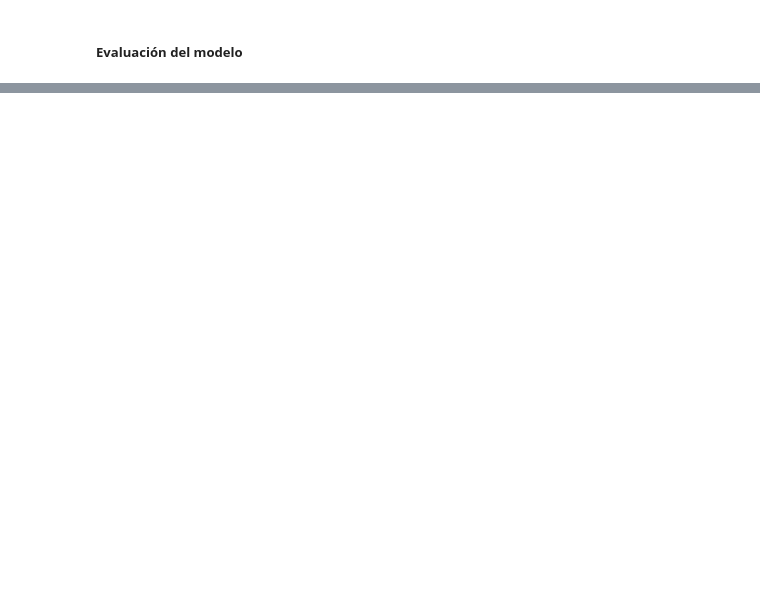
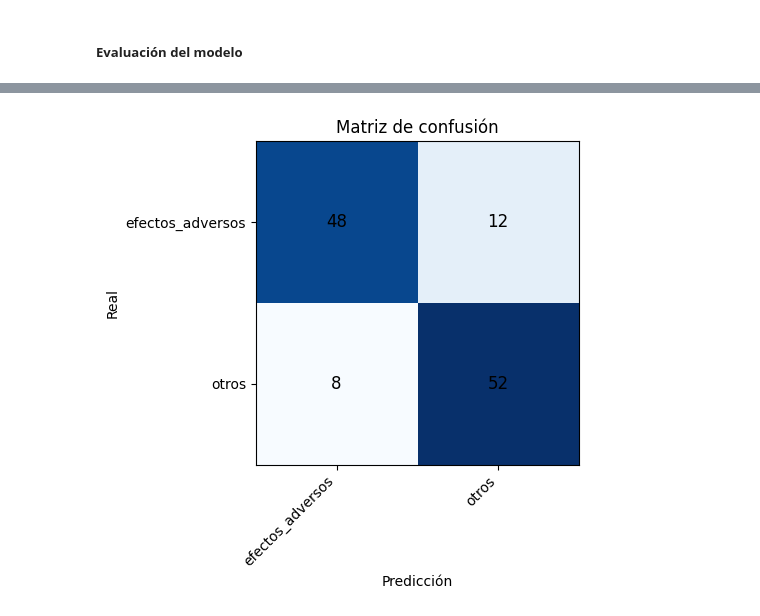
Before and after one commit to carlosriegom/PharmAI, a Jupyter notebook: audio/ml_clasificacion.ipynb, the cells around one changed output, grey strips where cells are left out. Drawn from its saved outputs; the diff is of its cells as text; code cells hidden in the pictures; blank space fills up the shorter version.

```diff
--- a/audio/ml_clasificacion.ipynb
+++ b/audio/ml_clasificacion.ipynb
@@ -269,0 +486,7 @@ plotClassPerformance(y_test_series, probas, selClass="efectos_adversos")
+# %%
+# Reentreamos el modelo con los audios obtenidos mediante data augmentation, a ver si se reduce el overfitting
+# Llamamos a la función para obtener los dataframes de train y test
+X_train, y_train, X_test, y_test, df_TR, df_TS = obtain_TR_TS_dataframes()
+
+# Entrenamos el modelo Random Forest
+y_pred_TR, grid = train_RF(X_train, y_train)
@@ -269,0 +508,3 @@ plotClassPerformance(y_test_series, probas, selClass="efectos_adversos")
+# %%
+# Evaluamos el modelo en el conjunto de test
+y_pred_test = evaluate_model(X_test, y_test, grid)
@@ -269,0 +525,5 @@ plotClassPerformance(y_test_series, probas, selClass="efectos_adversos")
+# %%
+# Matriz de confusión
+plot_confusion_matrix(y_pred_test, y_test)
+# %% [output]
+[figure, added]
```
Also changed, not shown: parts of 23 cells of this notebook, 6 other files.
